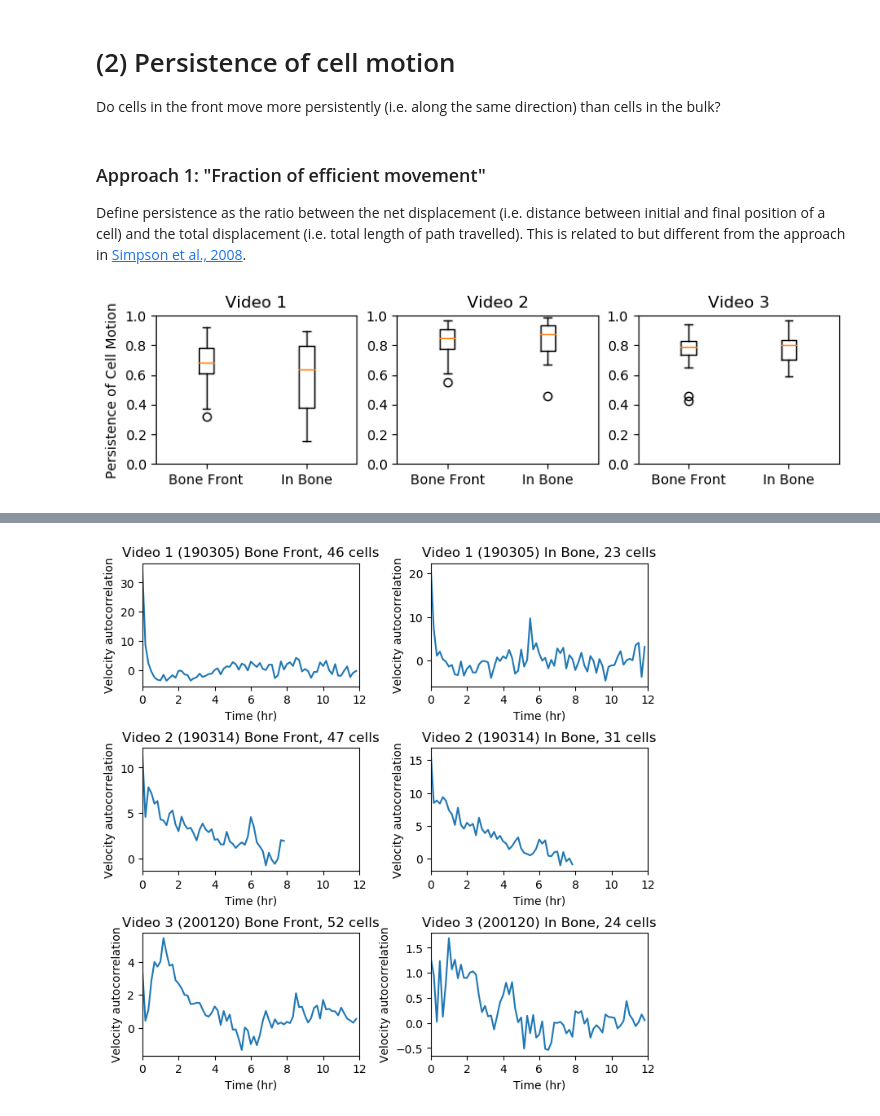
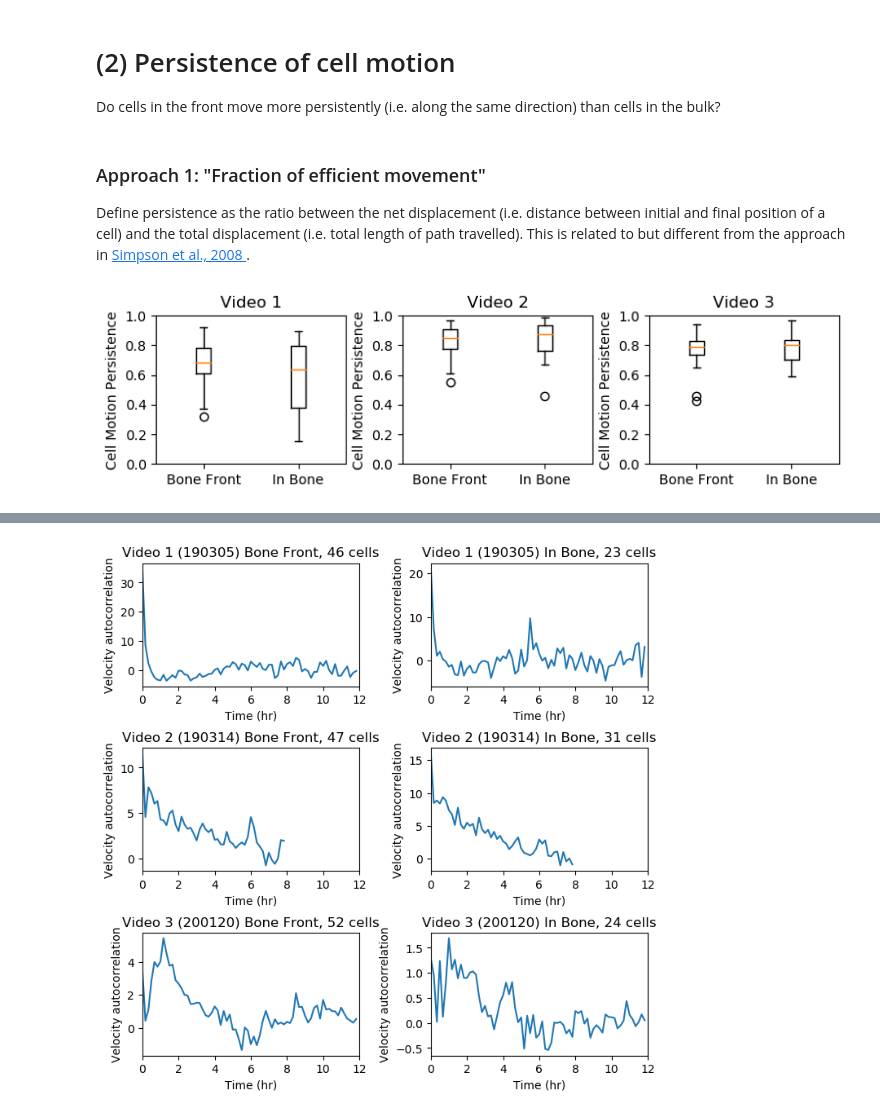
Before and after one commit to YitengDang/For_sharing, a Jupyter notebook: Analyze_single_cell_tracks.ipynb, the cells around one changed output, grey strips where cells are left out. Drawn from its saved outputs; the diff is of its cells as text; code cells hidden in the pictures.

```diff
--- a/Analyze_single_cell_tracks.ipynb
+++ b/Analyze_single_cell_tracks.ipynb
@@ -138,6 +138,10 @@ plt.show()
 [figure]
 # %%
 # --- Average over all cells ---
+# Store for later
+X_displacements_avg_all = [[None, None] for _ in range(N_videos)];
+sem_all_all = [[None, None] for _ in range(N_videos)];
+
 # Plot displacements in horizontal direction vs t
 fig, axs = plt.subplots(N_videos, 2, figsize=(8, 8), dpi=100)
 for i1 in range(N_videos):
@@ -145,8 +149,7 @@ for i1 in range(N_videos):
     for i2 in range(2):
         X_all = X_all_all[i1][i2];
         N_cells = N_cells_all[i1][i2];
-        slices_all = slices_all_all[i1][i2];
-        slices = slices_all[0, :];
+        slices = slices_all_all[i1][i2][0];
 
         # Compute mean
         X_displacements = np.array(list(map(lambda x: x-x[0], X_all)))/pix_per_micron; # units: microns
@@ -161,7 +164,11 @@ for i1 in range(N_videos):
         axs[i1, i2].fill_between(slices, X_displacements_avg+std_all, X_displacements_avg-std_all, alpha=0.2, color='gray')
         axs[i1, i2].fill_between(slices, X_displacements_avg+sem_all, X_displacements_avg-sem_all, alpha=0.2, color='b')
         this_title = 'Video {} ({}) {}, {} cells'.format(i1+1, video_labels[i1], names_compare[i2], str(N_cells));
-        axs[i1, i2].set(xlabel='Time (hr)', ylabel='$x(t) - x(0)$ ($\\mu m$)', title=this_title, xlim=[t_lower, 12])
+        axs[i1, i2].set(xlabel='Time (hr)', ylabel='$\\langle x(t) - x(0) \\rangle$ ($\\mu m$)', title=this_title, xlim=[t_lower, 12])
+
+        # store results
+        X_displacements_avg_all[i1][i2] = X_displacements_avg;
+        sem_all_all[i1][i2] = sem_all;
 
 plt.subplots_adjust(hspace=0.5, wspace=0.3)
 
@@ -201,6 +226,10 @@ plt.show()
 [figure]
 # %%
 # --- Average over all cells ---
+# store for later
+MSD_avg_all = [[None, None] for _ in range(N_videos)];
+sem_all_all = [[None, None] for _ in range(N_videos)];
+
 # Plot displacements in horizontal direction vs t
 fig, axs = plt.subplots(N_videos, 2, figsize=(8, 8), dpi=100)
 for i1 in range(N_videos):
@@ -209,8 +238,7 @@ for i1 in range(N_videos):
         X_all = X_all_all[i1][i2];
         Y_all = X_all_all[i1][i2];
         N_cells = N_cells_all[i1][i2];
-        slices_all = slices_all_all[i1][i2];
-        slices = slices_all[0, :];
+        slices = slices_all_all[i1][i2][0];
 
         # Compute mean
         MSD_all = np.array(list(map( lambda X, Y: np.sqrt( (X-X[0])**2 + (Y-Y[0])**2) , X_all, Y_all)))/pix_per_micron; # units: microns
@@ -220,6 +248,10 @@ for i1 in range(N_videos):
         std_all = np.nanstd(MSD_all, axis=0); # Std for each time point
         n_all = np.sum(~np.isnan(MSD_all), axis=0); # no. data points per time point
         sem_all = std_all/n_all;
+
+        # store results
+        MSD_avg_all[i1][i2] = MSD_avg;
+        sem_all_all[i1][i2] = sem_all;
 
         axs[i1, i2].plot(slices, MSD_avg)
         axs[i1, i2].fill_between(slices, MSD_avg+std_all, MSD_avg-std_all, alpha=0.2, color='gray')
@@ -238,3 +270,19 @@ plt.show()
 Blue shaded area = standard error of the mean
 Grey shaded area = standard deviation of data set
 [figure]
+# %%
+# --- Same data as previous plots, but now directly compare bone front and in bone ---
+fig, axs = plt.subplots(1, N_videos, figsize=(9, 2), dpi=100);
+
+for i1 in range(N_videos):
+    for i2 in range(2):
+        slices = slices_all_all[i1][i2][0];
+
+        axs[i1].plot(slices, MSD_avg_all[i1][i2], label=names_compare[i2])
+        axs[i1].fill_between(slices, MSD_avg_all[i1][i2]+sem_all_all[i1][i2], MSD_avg_all[i1][i2]-sem_all_all[i1][i2], alpha=0.2, color='b')
+
+    axs[i1].set( title= 'Video {} ({})'.format(i1+1, video_labels[i1]), xlabel='Time (hr)', ylabel='$\\langle x(t) - x(0) \\rangle$ ($\\mu m$)'  )
+    axs[i1].legend();
+
+plt.subplots_adjust(wspace=0.3)
+plt.show()
@@ -245,7 +295,7 @@ Do cells in the front move more persistently (i.e. along the same direction) tha
 # %% [markdown]
 ### Approach 1: "Fraction of efficient movement"
 Define persistence as the ratio between the net displacement (i.e. distance between initial and final position of a cell) and the total displacement (i.e. total length of path travelled).
-This is related to but different from the approach in <a href = "https://www.nature.com/articles/ncb1762#Sec27">Simpson et al., 2008</a>.
+This is related to but different from the approach in <a href = "https://www.nature.com/articles/ncb1762#Sec27"> Simpson et al., 2008 </a>.
 # %%
 persistences_all_all = np.array([[None, None] for _ in range(N_videos)]);
 labels_all = np.array([[None, None] for _ in range(N_videos)]);
@@ -254,34 +304,33 @@ fig, axs = plt.subplots(1, N_videos, figsize=(9, 2), dpi=100)
 
 for i1 in range(N_videos):
     for i2 in range(2):
         X_all = X_all_all[i1][i2];
         Y_all = Y_all_all[i1][i2];
         N_cells = N_cells_all[i1][i2];
 
         # calculate total displacement
         del_X_all = np.array(list(map(np.diff, X_all))); # X[t+1]-X[t] for all cells
         del_Y_all = np.array(list(map(np.diff, Y_all))); # Y[t+1]-Y[t] for all cells
         displacements_all = np.nansum( np.sqrt(del_X_all**2 + del_Y_all**2) , axis=1 );
 
         # calculate net displacement
         net_displacements_all = np.zeros(N_cells);
         for i in range(N_cells):
             X_t = X_all[i, :];
             Y_t = Y_all[i, :];
             dX = X_t[~np.isnan(X_t)][-1]-X_t[~np.isnan(X_t)][0]; # X(t_final) - X(t_initial)
             dY = Y_t[~np.isnan(Y_t)][-1]-Y_t[~np.isnan(Y_t)][0]; # Y(t_final) - Y(t_initial)
             net_displacements_all[i] = np.sqrt(dX**2 + dY**2);
 
         persistences_all_all[i1][i2] = net_displacements_all/displacements_all;
         labels_all[i1][i2] = '{}'.format(names_compare[i2]);
 
     # Plot figure
     axs[i1].boxplot(persistences_all_all[i1,:], labels=labels_all[i1,:]);
     axs[i1].set(ylim=[0,1], title='Video {}'.format(i1+1) );
+    axs[i1].set(ylabel='Cell Motion Persistence');
 
-axs[0].set(ylabel='Persistence of Cell Motion');
-
-#plt.subplots_adjust(hspace=0.4)
+plt.subplots_adjust(wspace=0.3)
 plt.show();
 # %% [output]
-[figure, old version]
+[figure, new version]
```
Also changed, not shown: parts of 6 cells of this notebook.
